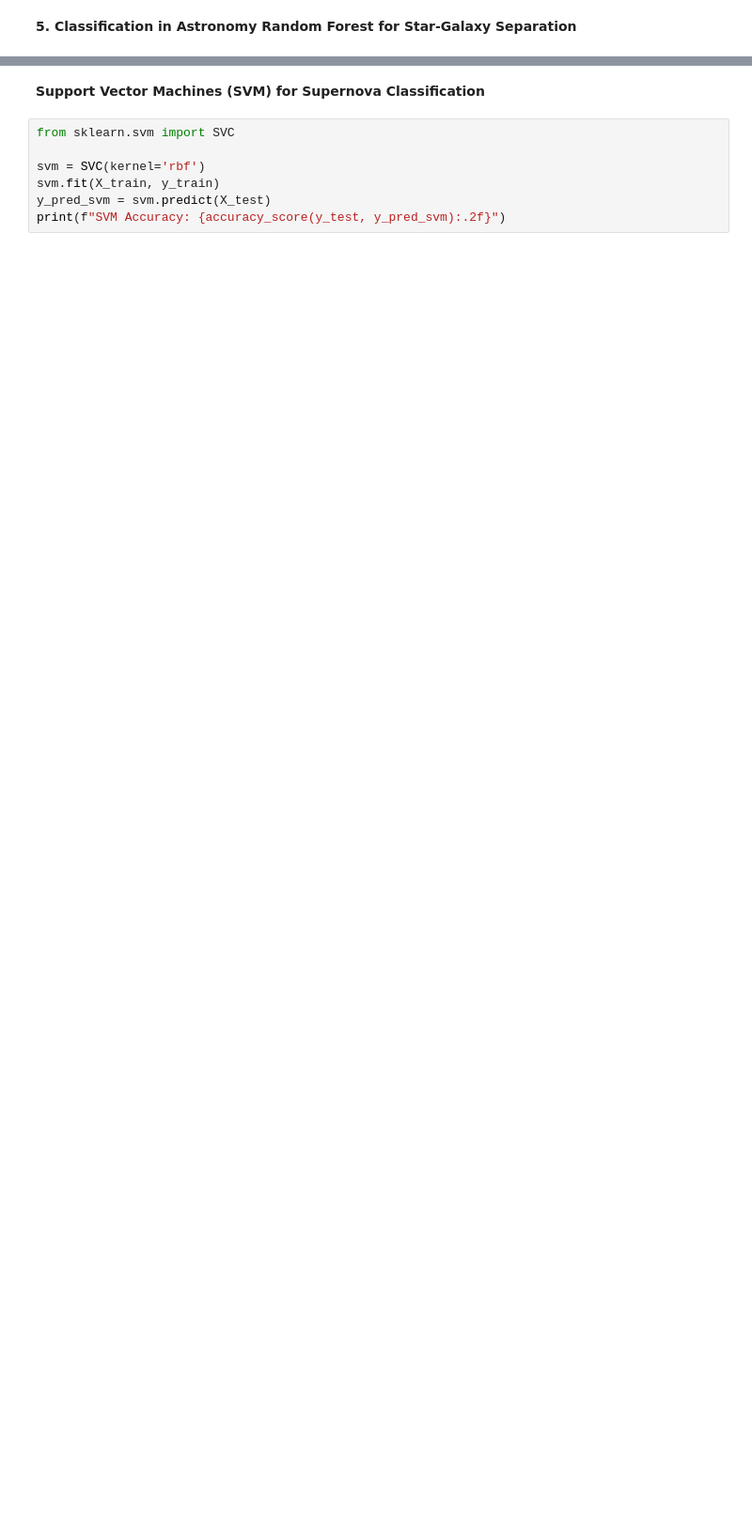
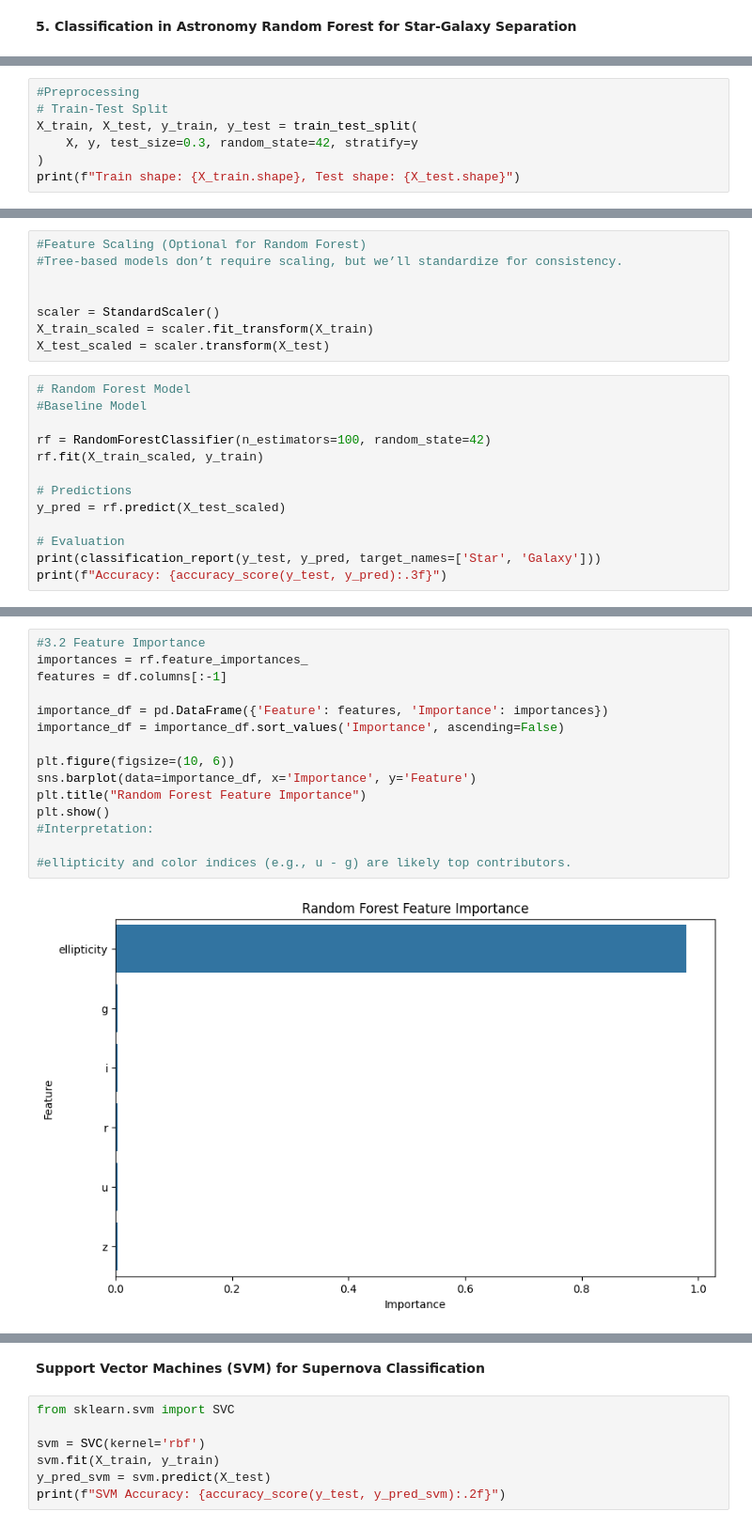
Before and after one commit to Danselem/brics_astro, a Jupyter notebook: Week6/05_MLinastro.ipynb, the cells around one changed output, grey strips where cells are left out. Shown at 94% size. Cells and saved outputs as stored; diff of their text form; blank space fills up the shorter version.

```diff
--- a/Week6/05_MLinastro.ipynb
+++ b/Week6/05_MLinastro.ipynb
@@ -139,0 +192,7 @@ Accuracy: 0.91
+# %%
+#Preprocessing
+# Train-Test Split
+X_train, X_test, y_train, y_test = train_test_split(
+    X, y, test_size=0.3, random_state=42, stratify=y
+)
+print(f"Train shape: {X_train.shape}, Test shape: {X_test.shape}")
@@ -139,0 +201,21 @@ Accuracy: 0.91
+# %%
+#Feature Scaling (Optional for Random Forest)
+#Tree-based models don’t require scaling, but we’ll standardize for consistency.
+
+
+scaler = StandardScaler()
+X_train_scaled = scaler.fit_transform(X_train)
+X_test_scaled = scaler.transform(X_test)
+# %%
+# Random Forest Model
+#Baseline Model
+
+rf = RandomForestClassifier(n_estimators=100, random_state=42)
+rf.fit(X_train_scaled, y_train)
+
+# Predictions
+y_pred = rf.predict(X_test_scaled)
+
+# Evaluation
+print(classification_report(y_test, y_pred, target_names=['Star', 'Galaxy']))
+print(f"Accuracy: {accuracy_score(y_test, y_pred):.3f}")
@@ -139,0 +233,17 @@ Accuracy: 0.91
+# %%
+#3.2 Feature Importance
+importances = rf.feature_importances_
+features = df.columns[:-1]
+
+importance_df = pd.DataFrame({'Feature': features, 'Importance': importances})
+importance_df = importance_df.sort_values('Importance', ascending=False)
+
+plt.figure(figsize=(10, 6))
+sns.barplot(data=importance_df, x='Importance', y='Feature')
+plt.title("Random Forest Feature Importance")
+plt.show()
+#Interpretation:
+
+#ellipticity and color indices (e.g., u - g) are likely top contributors.
+# %% [output]
+[figure, added]
```
Also changed, not shown: parts of 27 cells of this notebook, 1 other file.
